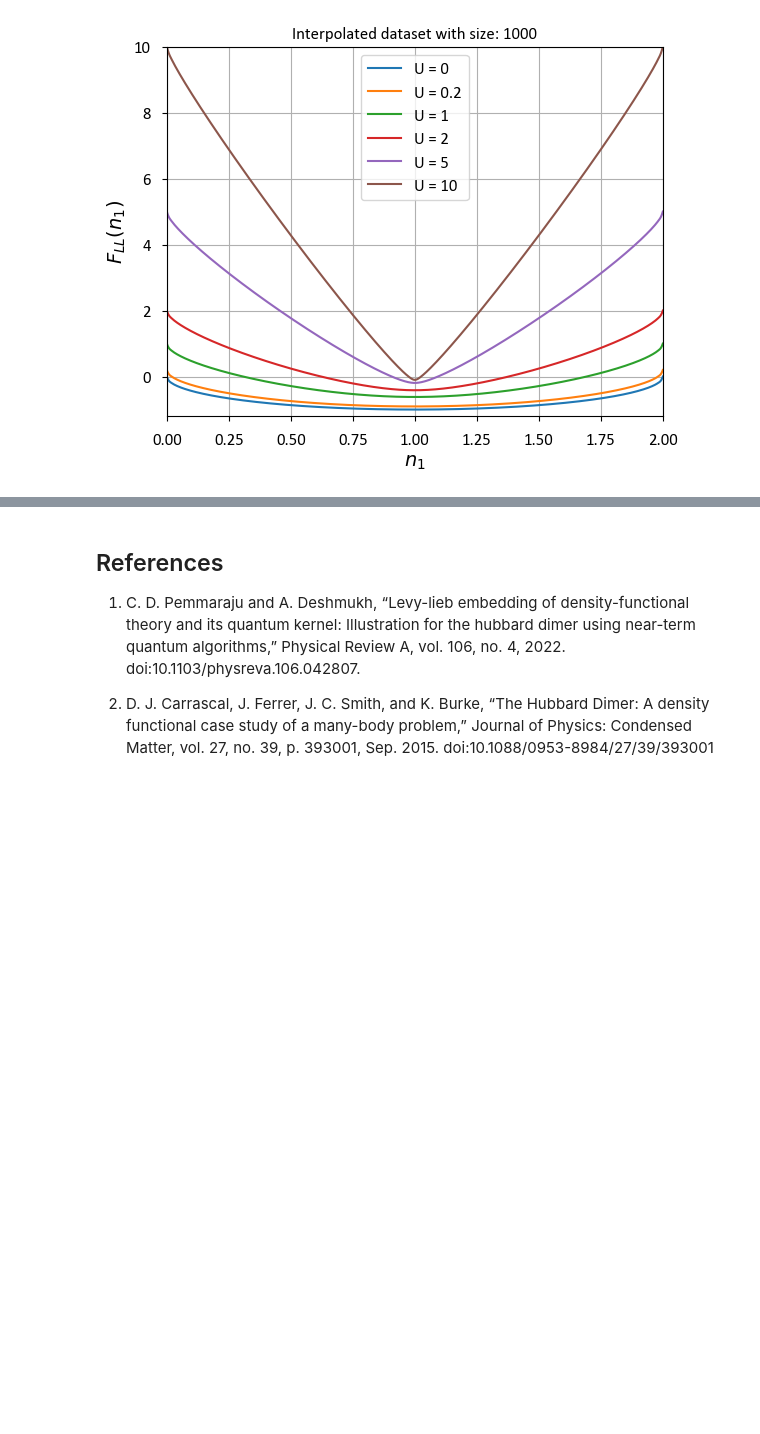
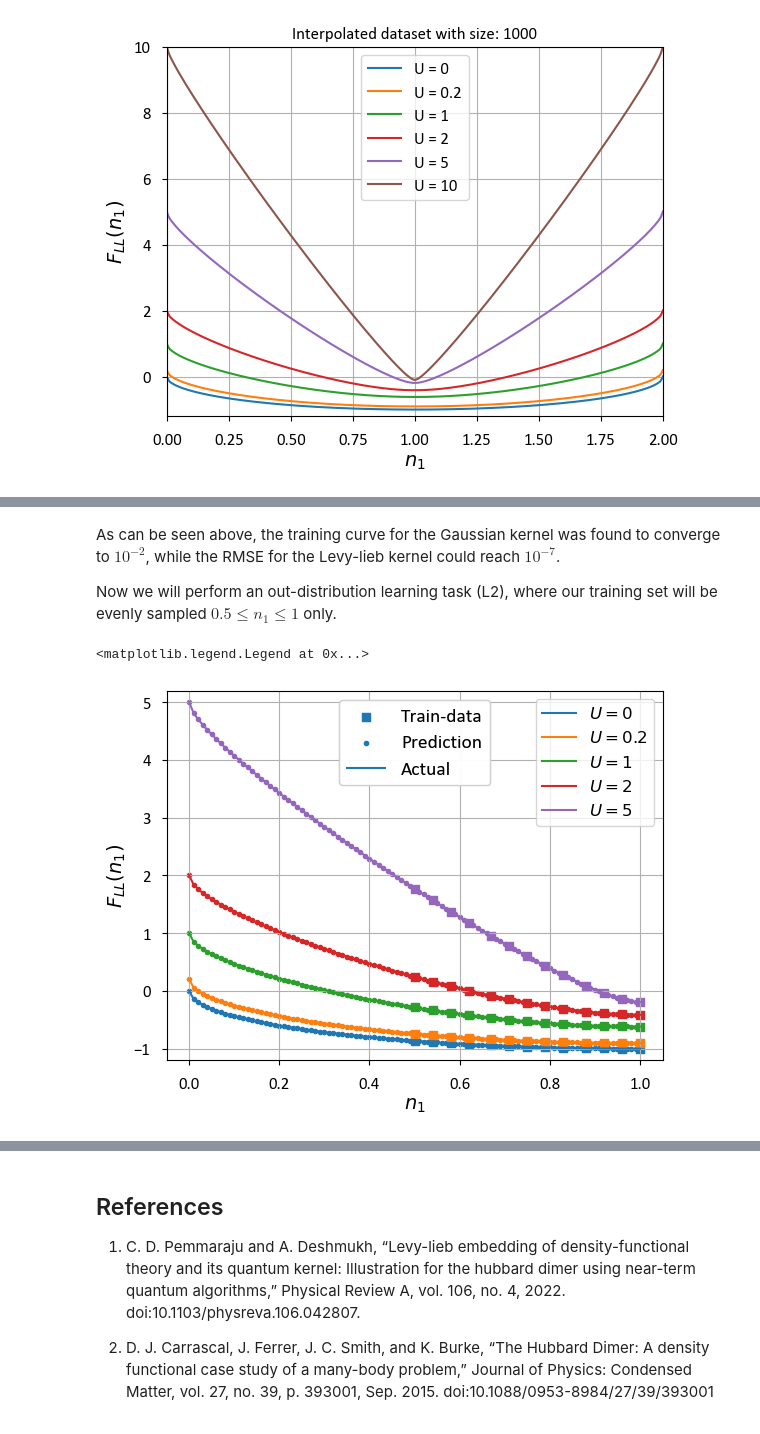
Before and after one commit to anthonyrtw/LevyLieb_VQE, a Jupyter notebook: main.ipynb, the cells around one changed output, grey strips where cells are left out. Drawn from its saved outputs; the diff is of its cells as text; code cells hidden in the pictures; blank space fills up the shorter version.

```diff
--- a/main.ipynb
+++ b/main.ipynb
@@ -540,0 +776,29 @@ plt.show()
+# %% [markdown]
+As can be seen above, the training curve for the Gaussian kernel was found to converge to $10^{-2}$, while the RMSE for the Levy-lieb kernel could reach $10^{-7}$.
+
+Now we will perform an out-distribution learning task (L2), where our training set will be evenly sampled $0.5 \leq n_1 \leq 1$ only.
+# %%
+for i in range(len(U_array) - 1):
+    # Perform extrapolative learning task
+    L2 = learning_task([0.5, 1], 13, 2e-14, U_array[i])
+    n_train, fll_train = L2[0]
+    n_test, fll_pred = L2[1]
+
+    plt.scatter(n_train, fll_train, marker='s', color=colours[i])
+    plt.scatter(n_test, fll_pred, marker='.', color=colours[i])
+    plt.plot(n_array, fll[i], label=f'$U = {U_array[i]}$', color=colours[i])
+
+plt.xlim(-0.05, 1.05)
+plt.ylim(-1.2, 5.2)
+plt.xlabel('$n_{1}$', fontdict={'fontsize': 14})
+plt.ylabel('$F_{LL}(n_{1})$', fontdict={'fontsize': 14})
+plt.grid(True)
+plt.tick_params(axis='both', labelsize=12,  direction='out', pad=8)
+plt.rcParams['font.family'] = 'Calibri'
+legend1 = plt.legend(loc='upper right', prop = {'size':12})
+legend2 = plt.legend(['Train-data', 'Prediction', 'Actual'], loc=9, prop={'size':14}, labelcolor='black')
+plt.gca().add_artist(legend1)
+plt.gca().add_artist(legend2)
+# %% [output]
+<matplotlib.legend.Legend at 0x...>
+[figure, added]
```
Also changed, not shown: parts of 42 cells of this notebook.
